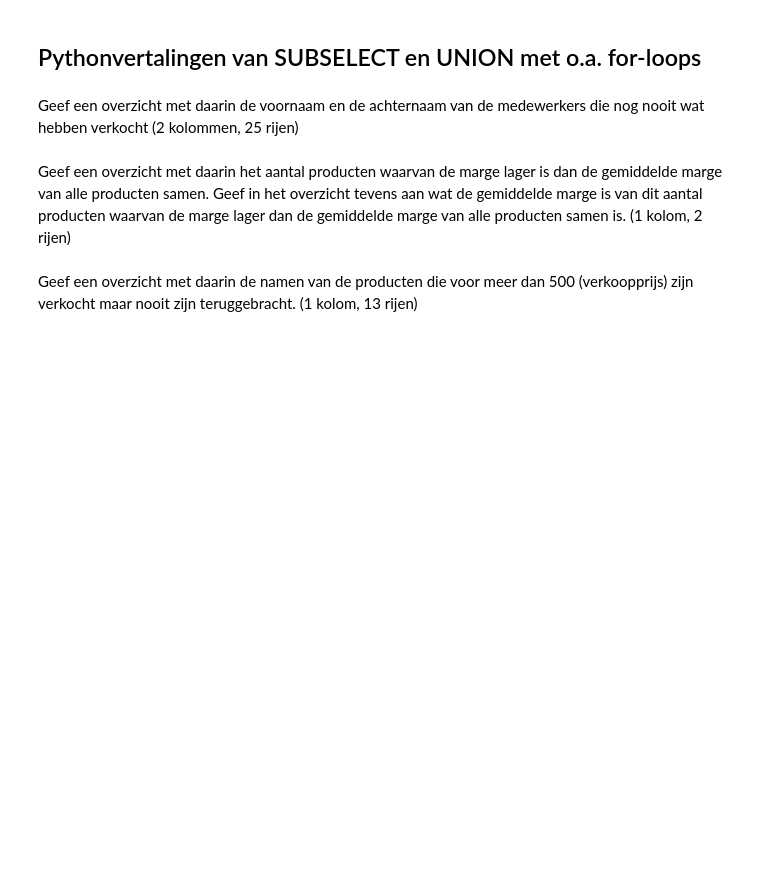
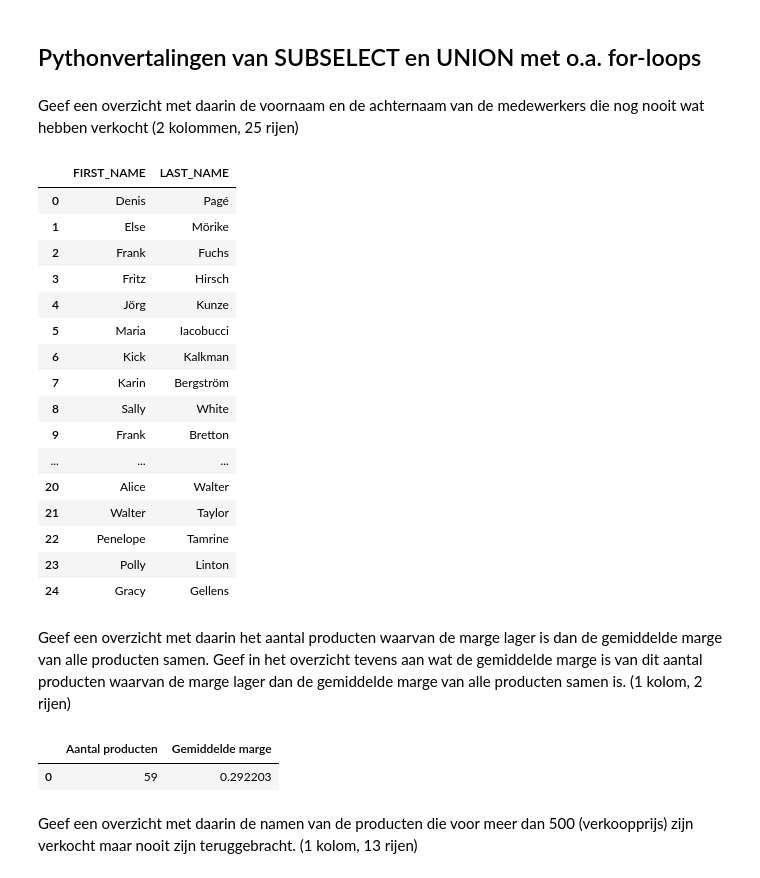
Before and after one commit to Leftings/DEDS_Portfolio, a Jupyter notebook: src/notebooks/DEDS_WC_1.2_en_1.3_Opdrachten.ipynb, the cells around one changed output. Saved outputs shown, nothing was run; the diff lists cells and outputs as text; code cells hidden in the pictures; blank space fills up the shorter version.

```diff
--- a/src/2.1/DEDS_WC_1.2_en_1.3_Opdrachten.ipynb
+++ b/src/notebooks/DEDS_WC_1.2_en_1.3_Opdrachten.ipynb
@@ -18,7 +18,7 @@ Zet het bestand go_sales_train.sqlite in een makkelijk te vinden map
 # %% [markdown]
 Kopieer in het codeblok hieronder van het vorige practicum de code om een connectie met het bestand go_sales_train.sqlite te maken.
 # %%
-sqliteConnection = sqlite.connect('.\\sqlite\\go_sales_train.sqlite')
+sqliteConnection = sqlite.connect(r'..\..\data\raw\go_sales_train.sqlite')
 cursor = sqliteConnection.cursor()
 # %% [markdown]
 Lees van de ingelezen go_sales_train-database te volgende tabellen in met behulp van "SELECT * FROM *tabel*".
@@ -568,7 +568,57 @@ df_res
 ## Pythonvertalingen van SUBSELECT en UNION met o.a. for-loops
 # %% [markdown]
 Geef een overzicht met daarin de voornaam en de achternaam van de medewerkers die nog nooit wat hebben verkocht (2 kolommen, 25 rijen)
+# %%
+sales_staff = pd.read_sql("SELECT * FROM sales_staff", sqliteConnection)
+order_header = pd.read_sql("SELECT * FROM order_header", sqliteConnection)
+
+verkoper = set(order_header['SALES_STAFF_CODE'])
+
+nooit_verkocht = []
+for _, row in sales_staff.iterrows():
+    if row['SALES_STAFF_CODE'] not in verkoper:
+        nooit_verkocht.append((row['FIRST_NAME'], row['LAST_NAME']))
+
+df_res = pd.DataFrame(nooit_verkocht, columns=['FIRST_NAME', 'LAST_NAME'])
+df_res
+# %% [output]
+|  | FIRST_NAME | LAST_NAME |
+| 0 | Denis | Pagé |
+| 1 | Else | Mörike |
+| 2 | Frank | Fuchs |
+| 3 | Fritz | Hirsch |
+| 4 | Jörg | Kunze |
+| 5 | Maria | Iacobucci |
+| 6 | Kick | Kalkman |
+| 7 | Karin | Bergström |
+| 8 | Sally | White |
+| 9 | Frank | Bretton |
+| ... | ... | ... |
+| 20 | Alice | Walter |
+| 21 | Walter | Taylor |
+| 22 | Penelope | Tamrine |
+| 23 | Polly | Linton |
+| 24 | Gracy | Gellens |
 # %% [markdown]
 Geef een overzicht met daarin het aantal producten waarvan de marge lager is dan de gemiddelde marge van alle producten samen. Geef in het overzicht tevens aan wat de gemiddelde marge is van dit aantal producten waarvan de marge lager dan de gemiddelde marge van alle producten samen is. (1 kolom, 2 rijen)
+# %%
+product = pd.read_sql("SELECT * FROM product", sqliteConnection)
+order_details = pd.read_sql("SELECT * FROM order_details", sqliteConnection)
+
+df_merge = pd.merge(product, order_details, on='PRODUCT_NUMBER')
+df_merge['MARGIN'] = (df_merge['UNIT_SALE_PRICE'] - df_merge['UNIT_COST']) / df_merge['UNIT_SALE_PRICE']
+
+avg_margin_all = product['MARGIN'].mean()
+df_filter = product[product['MARGIN'] < avg_margin_all]
+
+df_res = pd.DataFrame({
+    'Aantal producten': [df_filter.shape[0]],
+    'Gemiddelde marge': [df_filter['MARGIN'].mean()]
+})
+
+df_res
+# %% [output]
+|  | Aantal producten | Gemiddelde marge |
+| 0 | 59 | 0.292203 |
 # %% [markdown]
 Geef een overzicht met daarin de namen van de producten die voor meer dan 500 (verkoopprijs) zijn verkocht maar nooit zijn teruggebracht. (1 kolom, 13 rijen)
```
Also changed, not shown: parts of 6 cells of this notebook, 15 other files.
